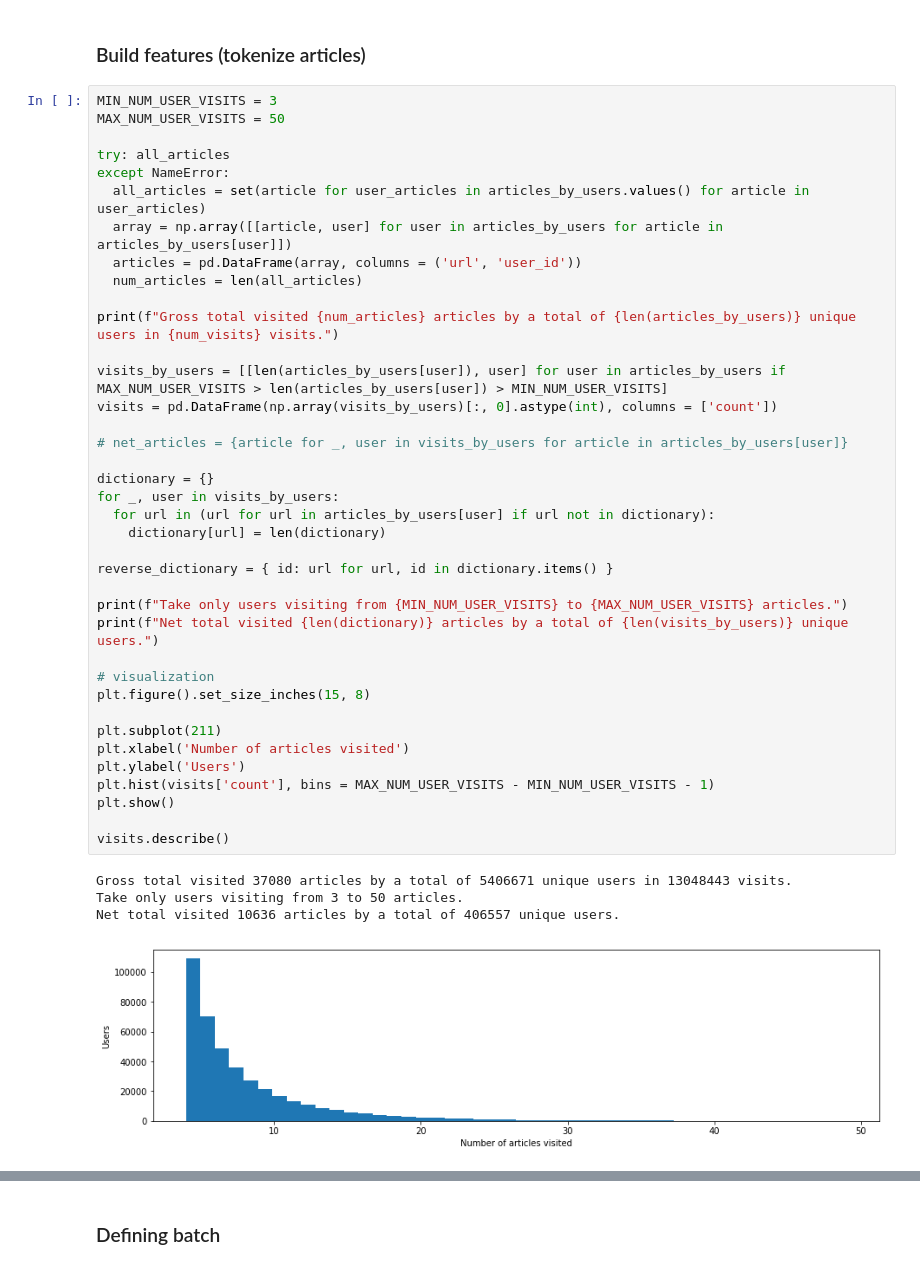
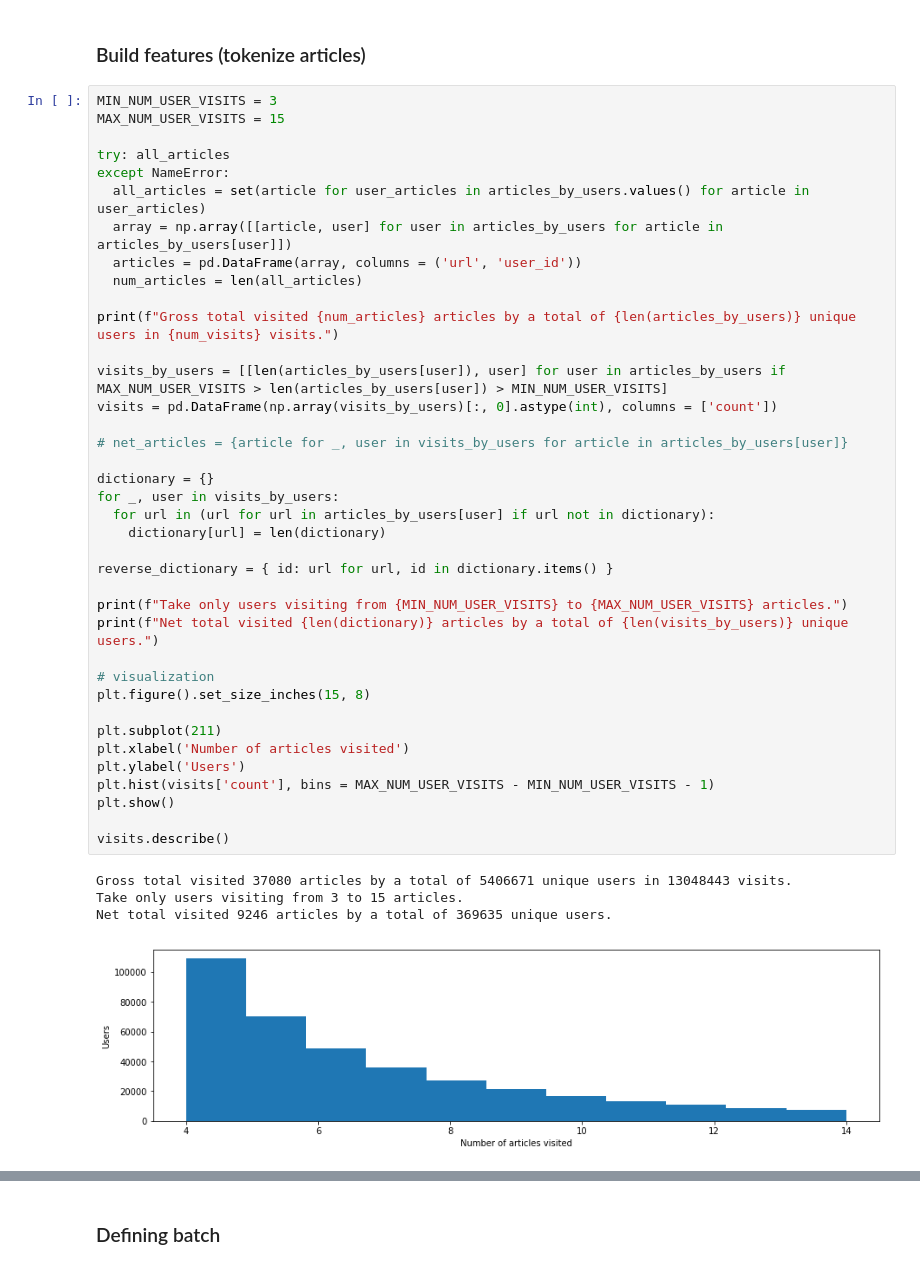
Before and after one commit to gafrom/ranking, a Jupyter notebook: collaborative_filtering_using_embeddings.ipynb, the cells around one changed output, grey strips where cells are left out. Saved outputs shown, nothing was run; the diff lists cells and outputs as text.

Commit message:
Change train data by filtering out users visiting more than 15 articles

```diff
--- a/collaborative_filtering_using_embeddings.ipynb
+++ b/collaborative_filtering_using_embeddings.ipynb
@@ -63,7 +63,7 @@ Failures: 629
 ### Build features (tokenize articles)
 # %%
 MIN_NUM_USER_VISITS = 3
-MAX_NUM_USER_VISITS = 50
+MAX_NUM_USER_VISITS = 15
 
 try: all_articles
 except NameError:
@@ -74,34 +74,34 @@ except NameError:
 
 print(f"Gross total visited {num_articles} articles by a total of {len(articles_by_users)} unique users in {num_visits} visits.")
 
 visits_by_users = [[len(articles_by_users[user]), user] for user in articles_by_users if MAX_NUM_USER_VISITS > len(articles_by_users[user]) > MIN_NUM_USER_VISITS]
 visits = pd.DataFrame(np.array(visits_by_users)[:, 0].astype(int), columns = ['count'])
 
 # net_articles = {article for _, user in visits_by_users for article in articles_by_users[user]}
 
 dictionary = {}
 for _, user in visits_by_users:
   for url in (url for url in articles_by_users[user] if url not in dictionary):
     dictionary[url] = len(dictionary)
 
 reverse_dictionary = { id: url for url, id in dictionary.items() }
 
 print(f"Take only users visiting from {MIN_NUM_USER_VISITS} to {MAX_NUM_USER_VISITS} articles.")
 print(f"Net total visited {len(dictionary)} articles by a total of {len(visits_by_users)} unique users.")
 
 # visualization
 plt.figure().set_size_inches(15, 8)
 
 plt.subplot(211)
 plt.xlabel('Number of articles visited')
 plt.ylabel('Users')
 plt.hist(visits['count'], bins = MAX_NUM_USER_VISITS - MIN_NUM_USER_VISITS - 1)
 plt.show()
 
 visits.describe()
 # %% [output]
 Gross total visited 37080 articles by a total of 5406671 unique users in 13048443 visits.
-Take only users visiting from 3 to 50 articles.
-Net total visited 10636 articles by a total of 406557 unique users.
+Take only users visiting from 3 to 15 articles.
+Net total visited 9246 articles by a total of 369635 unique users.
-[figure, old version]
+[figure, new version]
 |  | count |
```
Also changed, not shown: parts of 8 cells of this notebook.
